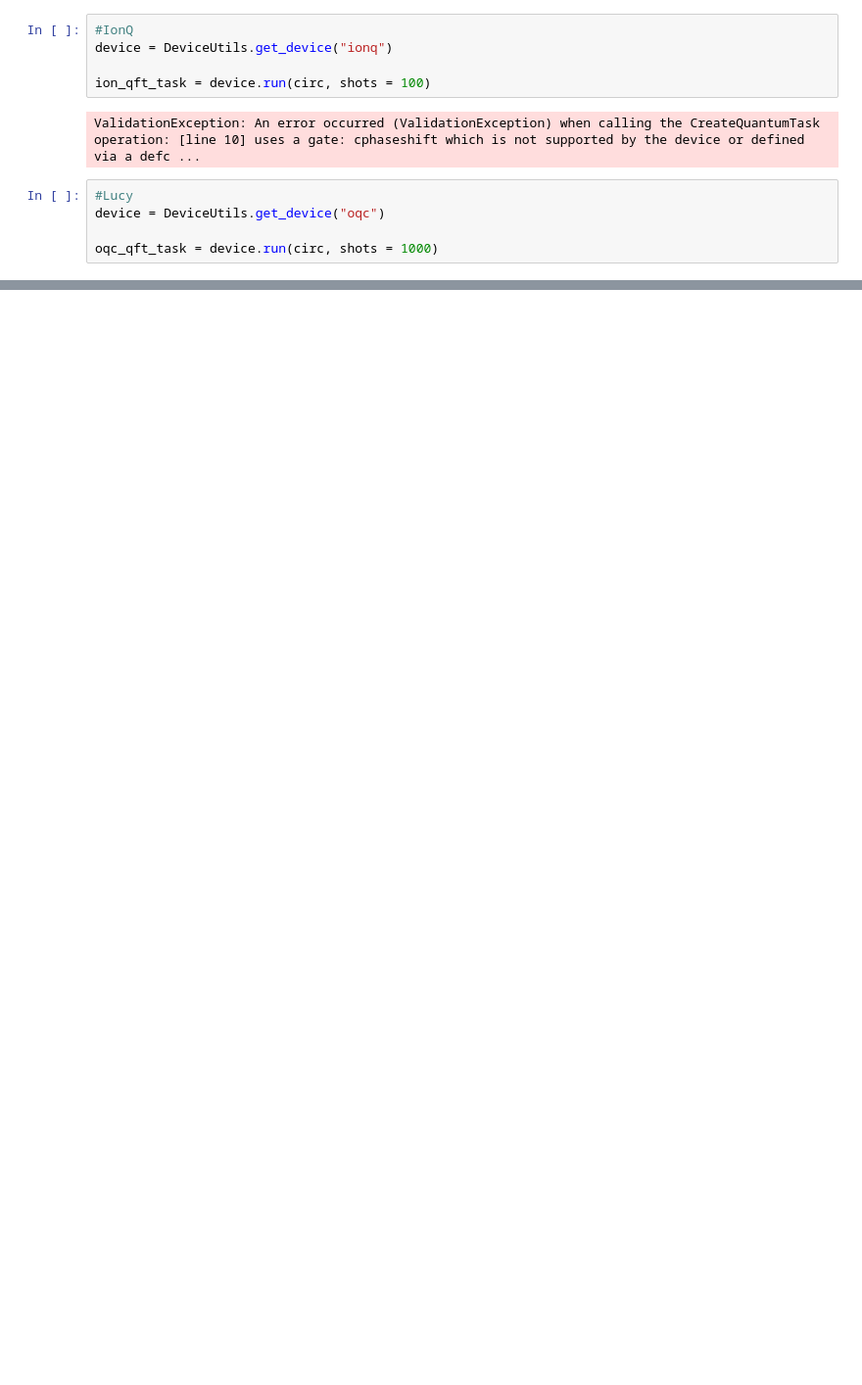
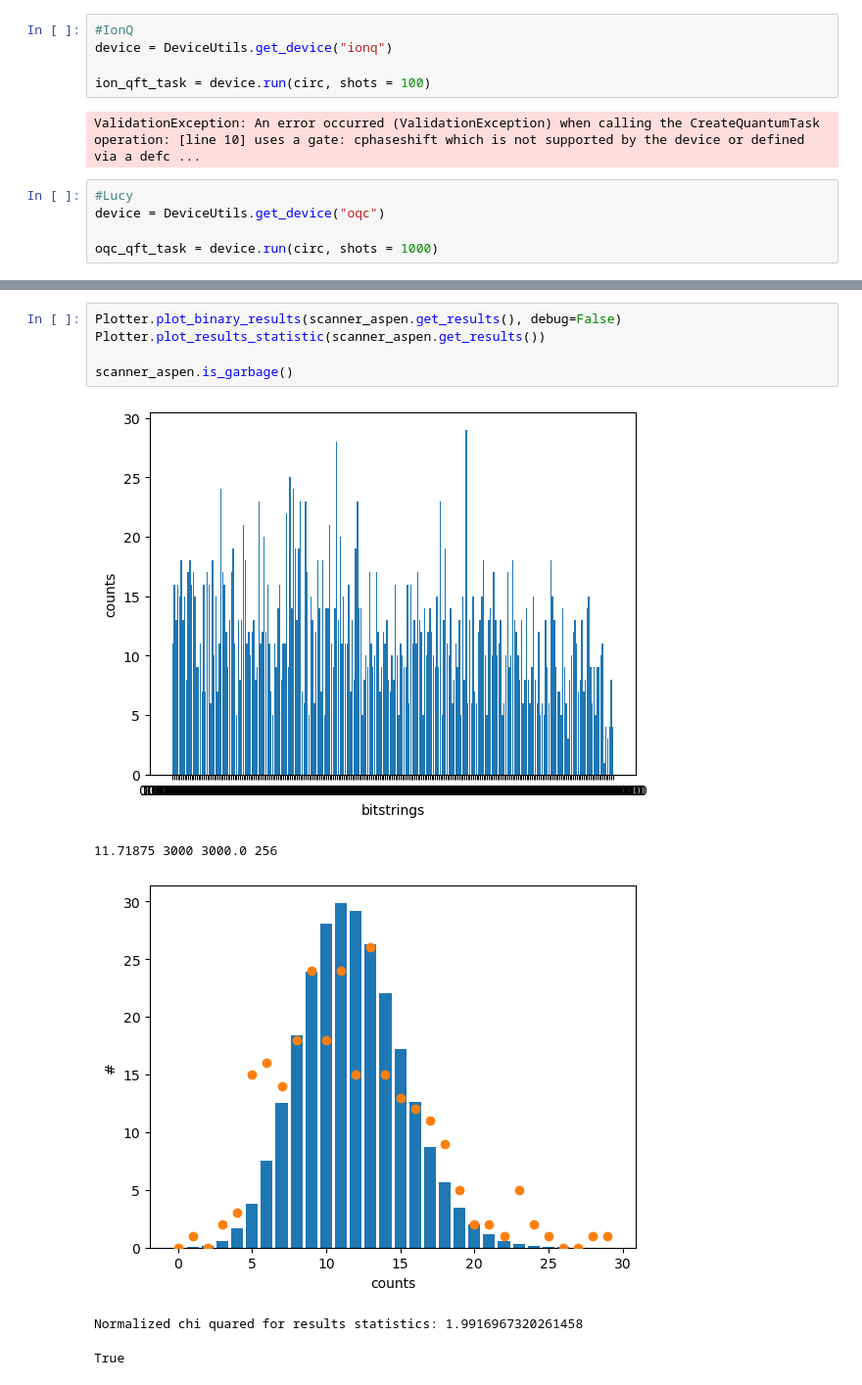
Before and after one commit to SwgAnno/QBench, a Jupyter notebook: QFT_test.ipynb, the cells around one changed output, grey strips where cells are left out. Shown at 98% size. Drawn from its saved outputs; the diff is of its cells as text; blank space fills up the shorter version.

```diff
--- a/QFT_test.ipynb
+++ b/QFT_test.ipynb
@@ -230,0 +257,11 @@ Counter({'110': 58, '111': 15, '100': 7, '101': 6, '010': 6, '001': 4, '011': 4}
+# %%
+Plotter.plot_binary_results(scanner_aspen.get_results(), debug=False)
+Plotter.plot_results_statistic(scanner_aspen.get_results())
+
+scanner_aspen.is_garbage()
+# %% [output]
+[figure, added]
+11.71875 3000 3000.0 256
+[figure, added]
+Normalized chi quared for results statistics: 1.9916967320261458
+True
```
Also changed, not shown: parts of 6 cells of this notebook, 1 other file.
